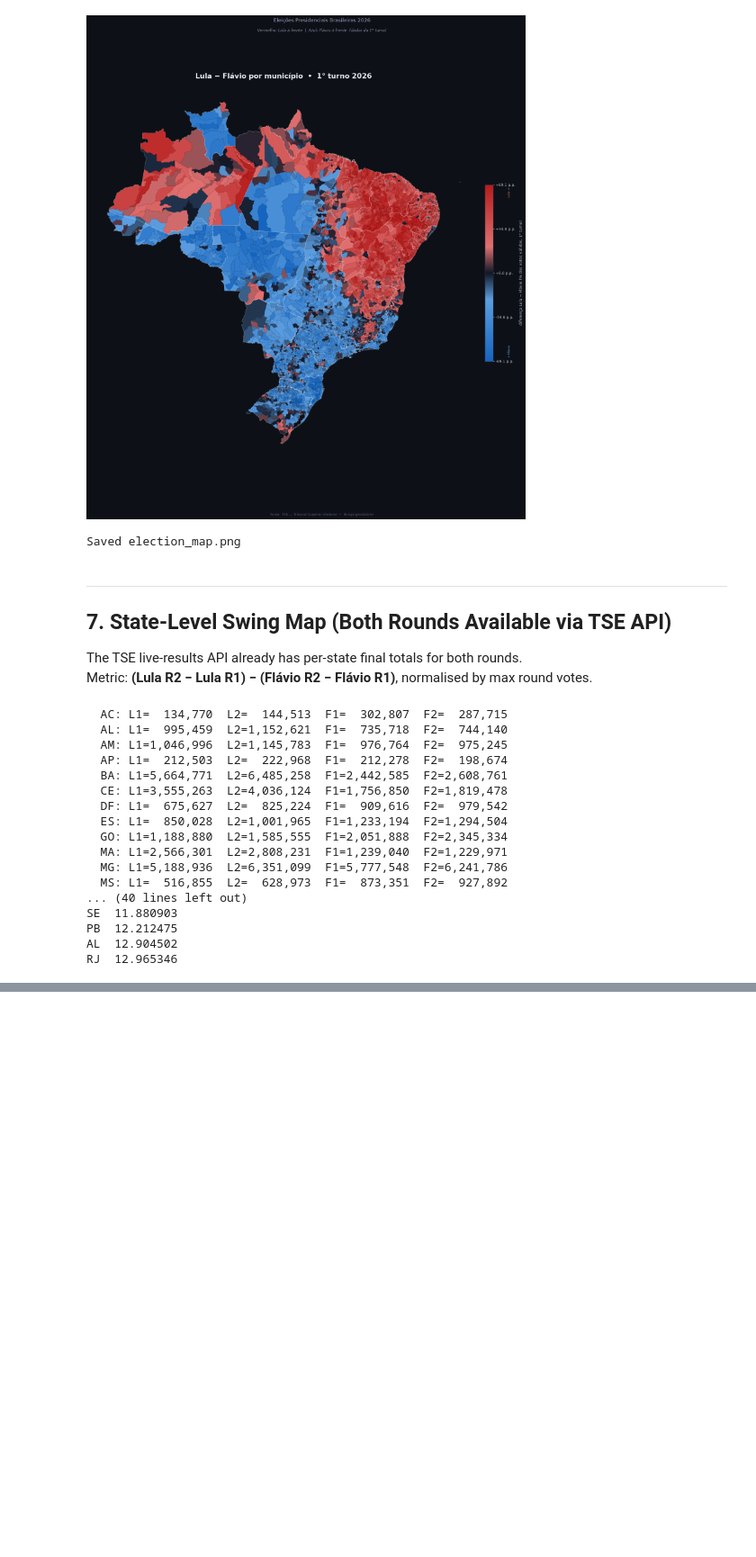
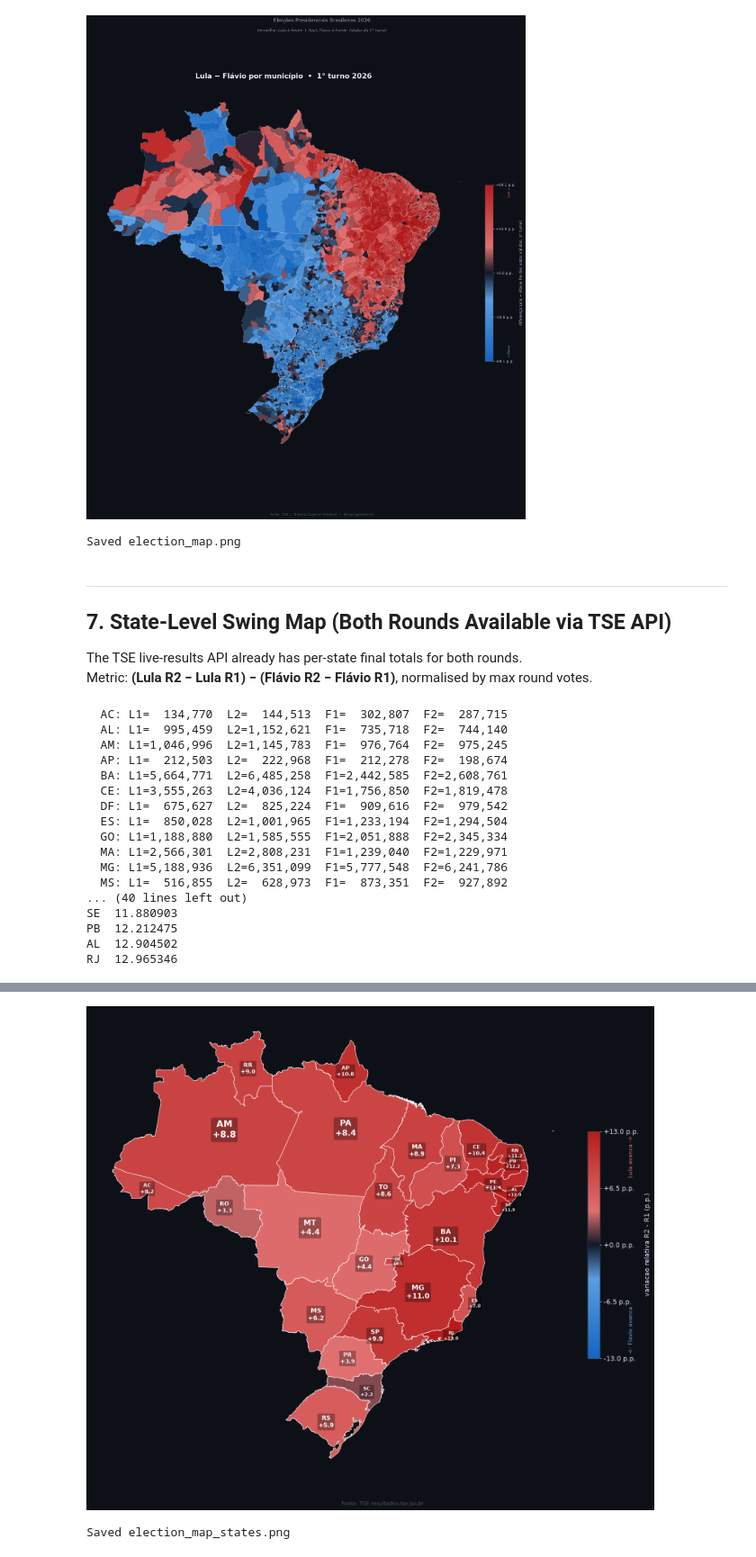
Before and after one commit to SebasEliens/br26-map, a Jupyter notebook: election_map.ipynb, the cells around one changed output, grey strips where cells are left out. Shown at 90% size. Cells and saved outputs as stored; diff of their text form; code cells hidden in the pictures; blank space fills up the shorter version.

```diff
--- a/election_map.ipynb
+++ b/election_map.ipynb
@@ -448,0 +372,76 @@ Saved election_map_states.png
+# %%
+import numpy as np
+
+# Merge with state geometries
+gdf_state_map = gdf_states.merge(df_states, left_on="sigla", right_on="uf", how="left")
+
+# Compute state areas for font scaling
+gdf_state_map_proj = gdf_state_map.to_crs("EPSG:5641")
+gdf_state_map["area_km2"] = gdf_state_map_proj.geometry.area / 1e6
+
+# Map area -> font size: sqrt scaling, clamped between 7.5 and 17
+a = gdf_state_map["area_km2"]
+fs_raw = 7.5 + 9.5 * (np.sqrt(a) - np.sqrt(a.min())) / (np.sqrt(a.max()) - np.sqrt(a.min()))
+gdf_state_map["fontsize"] = fs_raw.clip(7.5, 17)
+
+vmax_s = float(gdf_state_map["swing_pct"].abs().max())
+norm_s = TwoSlopeNorm(vmin=-vmax_s, vcenter=0, vmax=vmax_s)
+
+BG = "#0d1117"
+fig2, ax2 = plt.subplots(figsize=(16, 14), facecolor=BG)
+ax2.set_facecolor(BG)
+
+gdf_state_map.plot(
+    column="swing_pct", ax=ax2, cmap=cmap, norm=norm_s,
+    linewidth=0.8, edgecolor="#ffffff",
+    missing_kwds={"color": "#1a2035"},
+)
+
+# Per-state labels with area-scaled font size
+nudge = {
+    "RN": ( 0.6,  0.0), "CE": (-0.3, -0.3), "PB": ( 0.5,  0.3),
+    "PE": (-0.2, -0.4), "AL": ( 0.6,  0.2), "SE": ( 0.5, -0.3),
+    "ES": ( 0.6,  0.0), "RJ": ( 0.0, -0.5), "DF": ( 0.7,  0.0),
+}
+for _, row in gdf_state_map.iterrows():
+    if pd.isna(row.get("swing_pct")):
+        continue
+    pt   = row.geometry.representative_point()
+    dx, dy = nudge.get(row["sigla"], (0, 0))
+    val  = row["swing_pct"]
+    sign = "+" if val >= 0 else ""
+    fs   = row["fontsize"]
+    ax2.annotate(
+        f"{row['sigla']}\n{sign}{val:.1f}",
+        xy=(pt.x + dx, pt.y + dy), ha="center", va="center",
+        fontsize=fs, color="white", fontweight="bold",
+        bbox=dict(boxstyle="round,pad=0.18", facecolor="black",
+                  alpha=0.30, linewidth=0),
+    )
+
+# Colorbar – larger text throughout
+sm2 = plt.cm.ScalarMappable(cmap=cmap, norm=norm_s)
+sm2.set_array([])
+cbar2 = fig2.colorbar(sm2, ax=ax2, shrink=0.45, aspect=18, pad=0.02)
+cbar2.outline.set_edgecolor("#444466")
+cbar2.ax.tick_params(colors="#ccccdd", labelsize=13)
+ticks2 = np.linspace(-vmax_s, vmax_s, 5)
+cbar2.set_ticks(ticks2)
+cbar2.set_ticklabels([f"{v:+.1f} p.p." for v in ticks2])
+cbar2.set_label("variacao relativa R2 - R1 (p.p.)", color="#ccccdd", fontsize=13, labelpad=10)
+cbar2.ax.text(3.2, 0.02, "<- Flavio avanca", transform=cbar2.ax.transAxes,
+              va="bottom", ha="left", fontsize=11, color="#7aa8e0", rotation=90)
+cbar2.ax.text(3.2, 0.98, "Lula avanca ->",   transform=cbar2.ax.transAxes,
+              va="top",    ha="left", fontsize=11, color="#e07a7a", rotation=90)
+
+ax2.axis("off")
+plt.tight_layout(rect=[0, 0.012, 1, 1.0])
+fig2.text(0.5, 0.007, "Fonte: TSE resultados.tse.jus.br",
+          ha="center", color="#555566", fontsize=10)
+
+plt.savefig("election_map_states.png", dpi=200, bbox_inches="tight", facecolor=BG)
+plt.show()
+print("Saved election_map_states.png")
+# %% [output]
+[figure, added]
+Saved election_map_states.png
```
Also changed, not shown: parts of 1 cell of this notebook.
